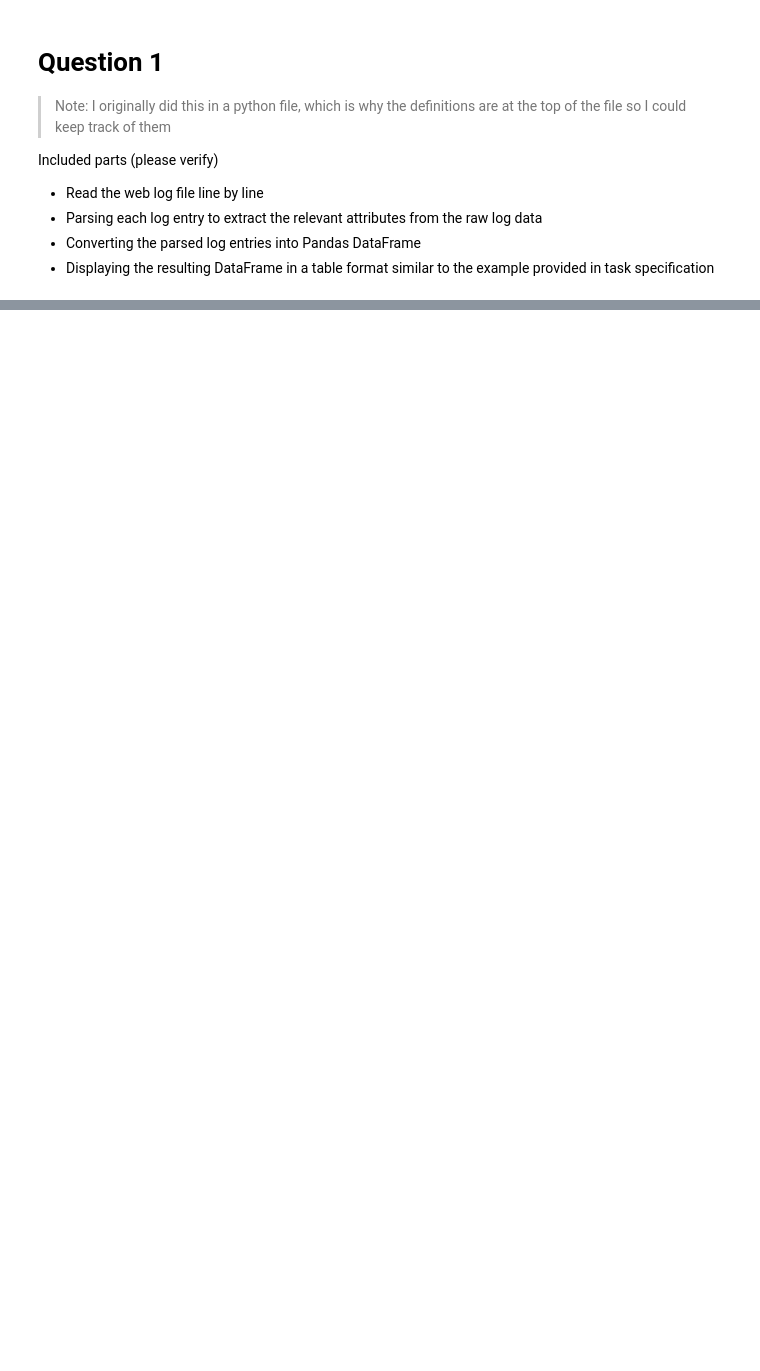
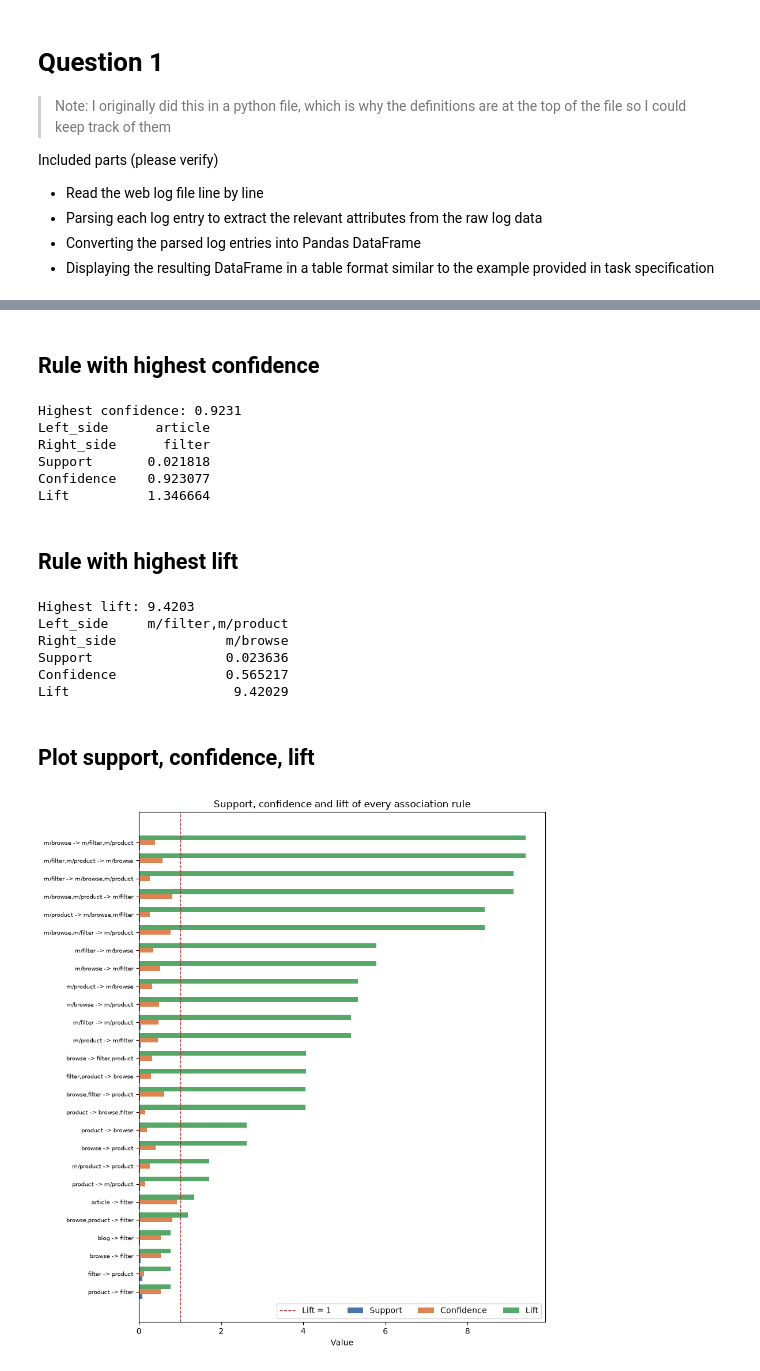
Before and after one commit to Matsuzaki-Yuta/CAB330_Assignment2, a Jupyter notebook: Task_4_Web.ipynb, the cells around one changed output, grey strips where cells are left out. Saved outputs shown, nothing was run; the diff lists cells and outputs as text; code cells hidden in the pictures; blank space fills up the shorter version.

```diff
--- a/Task_4_Web.ipynb
+++ b/Task_4_Web.ipynb
@@ -563,0 +538,57 @@ top_rule={m/filter,m/product} -> {m/browse} support=0.023593 confidence=0.565217
+# %% [markdown]
+## Rule with highest confidence
+# %%
+best_confidence = rules.loc[rules["Confidence"].idxmax()]
+print(f"Highest confidence: {best_confidence['Confidence']:.4f}")
+print(best_confidence[["Left_side", "Right_side", "Support", "Confidence", "Lift"]].to_string())
+# %% [output]
+Highest confidence: 0.9231
+Left_side      article
+Right_side      filter
+Support       0.021818
+Confidence    0.923077
+Lift          1.346664
+# %% [markdown]
+## Rule with highest lift
+# %%
+best_lift = rules.loc[rules["Lift"].idxmax()]
+print(f"Highest lift: {best_lift['Lift']:.4f}")
+print(best_lift[["Left_side", "Right_side", "Support", "Confidence", "Lift"]].to_string())
+# %% [output]
+Highest lift: 9.4203
+Left_side     m/filter,m/product
+Right_side              m/browse
+Support                 0.023636
+Confidence              0.565217
+Lift                     9.42029
+# %% [markdown]
+## Plot support, confidence, lift
+# %%
+plot_rules = rules.sort_values("Lift").reset_index(drop=True)
+positions = [float(position) for position in range(len(plot_rules))]
+bar_height = 0.27
+
+fig, ax = plt.subplots(figsize=(9, 0.30 * len(plot_rules) + 2))
+for offset, column, colour in (
+    (-bar_height, "Support", "#4C72B0"),
+    (0.0, "Confidence", "#DD8452"),
+    (bar_height, "Lift", "#55A868"),
+):
+    ax.barh(
+        [position + offset for position in positions],
+        plot_rules[column],
+        height=bar_height,
+        label=column,
+        color=colour,
+    )
+
+ax.axvline(1, color="firebrick", linestyle="--", linewidth=1, label="Lift = 1")
+ax.set_yticks(positions)
+ax.set_yticklabels(plot_rules["Rule"], fontsize=7.5)
+ax.set_xlabel("Value")
+ax.set_title("Support, confidence and lift of every association rule")
+ax.legend(ncol=4, loc="lower right")
+fig.tight_layout()
+plt.show()
+# %% [output]
+[figure, added]
```
Also changed, not shown: parts of 62 cells of this notebook.
